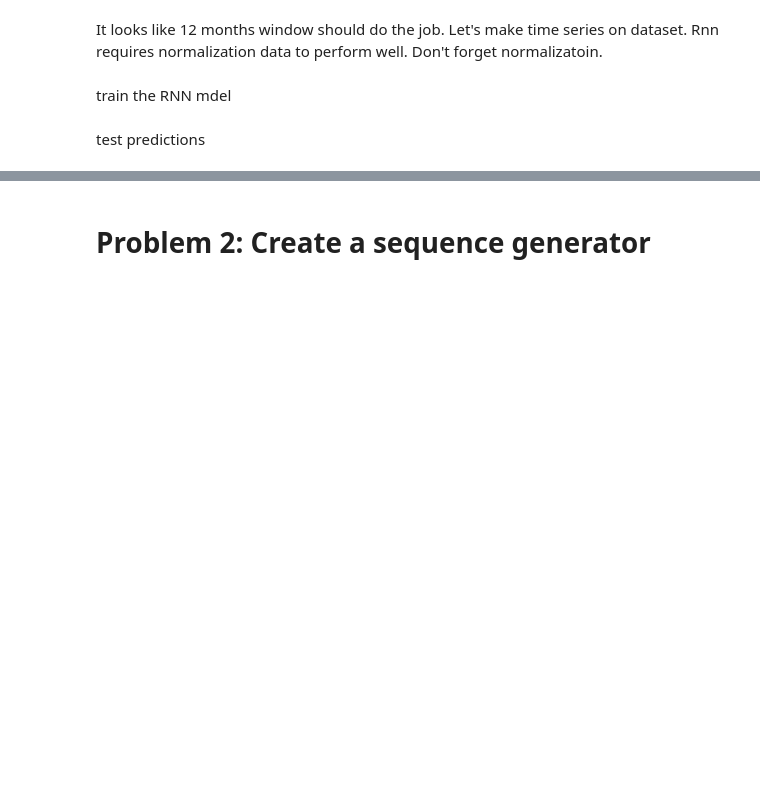
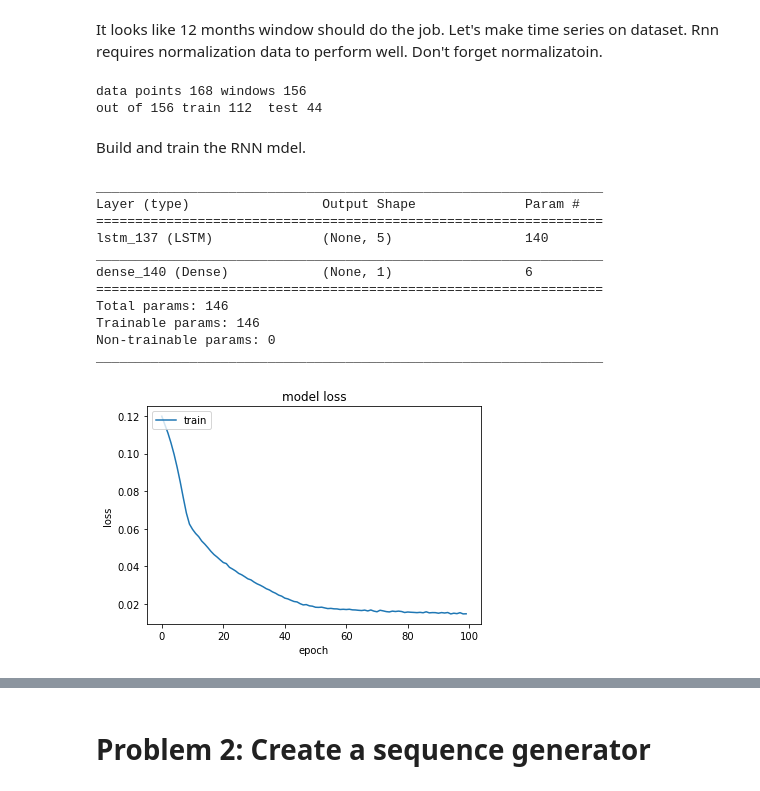
Before and after one commit to smile-on/aind2-rnn, a Jupyter notebook: RNN_project.ipynb, the cells around one changed output, grey strips where cells are left out. Cells and saved outputs as stored; diff of their text form; code cells hidden in the pictures; blank space fills up the shorter version.

Commit message:
finished milk model.

```diff
--- a/RNN_project.ipynb
+++ b/RNN_project.ipynb
@@ -374,25 +374,49 @@ def descale_milk(ds):
 
 milk = scale_milk(milk_ds)
 
-# # time series generation
-# time_window = 12
-# size/time_window
-# train_test_split = int(np.ceil(2*len(y)/float(3)))   # set the split point
+# time series generation
+window_size = 12
+X,y = window_transform_series(series = milk, window_size = window_size)
+print(f'data points {len(milk)} windows {len(y)}')
 
-# # partition the training set
-# X_train = X[:train_test_split,:]
-# y_train = y[:train_test_split]
+# partition into the training / test sets
+size = len(milk)
+train_test_split = int(size * 2/float(3))   # set the split point
+X_train = X[:train_test_split,:]
+y_train = y[:train_test_split]
+X_test = X[train_test_split:,:]
+y_test = y[train_test_split:]
+print(f'out of {len(y)} train {train_test_split}  test {len(y_test)}')
 
-
-# # keep the last chunk for testing
-# X_test = X[train_test_split:,:]
-# y_test = y[train_test_split:]
-# print(f'out of {len(y)} train {train_test_split}  test {len(y_test)}')
-
-# # NOTE: to use keras's RNN LSTM module our input must be reshaped to [samples, window size, stepsize]
-# X_train = np.asarray(np.reshape(X_train, (X_train.shape[0], window_size, 1)))
-# X_test = np.asarray(np.reshape(X_test, (X_test.shape[0], window_size, 1)))
+# NOTE: to use keras's RNN LSTM module our input must be reshaped to [samples, window size, stepsize]
+X_train = np.asarray(np.reshape(X_train, (X_train.shape[0], window_size, 1)))
+X_test = np.asarray(np.reshape(X_test, (X_test.shape[0], window_size, 1)))
+# %% [output]
+data points 168 windows 156
+out of 156 train 112  test 44
 # %% [markdown]
-train the RNN mdel
+Build and train the RNN mdel.
-# %% [markdown]
-test predictions
+# %%
+np.random.seed(42)
+
+# regression model
+model = build_part1_RNN(window_size)
+optimizer = keras.optimizers.RMSprop(lr=0.001, rho=0.8, epsilon=1e-08, decay=0.0)
+model.compile(loss='mean_squared_error', optimizer=optimizer)
+model.summary()
+
+fit_stats = model.fit(X_train, y_train, epochs=100, batch_size=16, verbose=0)
+draw_error_surface(fit_stats.history)
+# %% [output]
+_________________________________________________________________
+Layer (type)                 Output Shape              Param #
+=================================================================
+lstm_137 (LSTM)              (None, 5)                 140
+_________________________________________________________________
+dense_140 (Dense)            (None, 1)                 6
+=================================================================
+Total params: 146
+Trainable params: 146
+Non-trainable params: 0
+_________________________________________________________________
+[figure, added]
```
Also changed, not shown: parts of 2 cells of this notebook.
